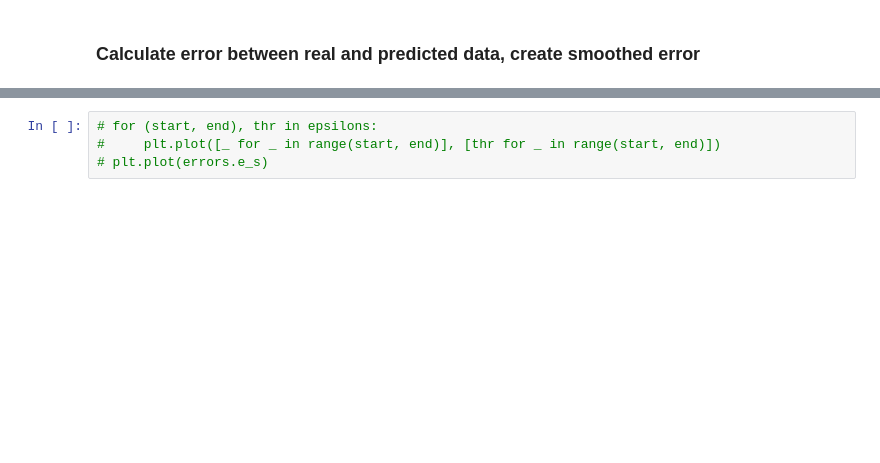
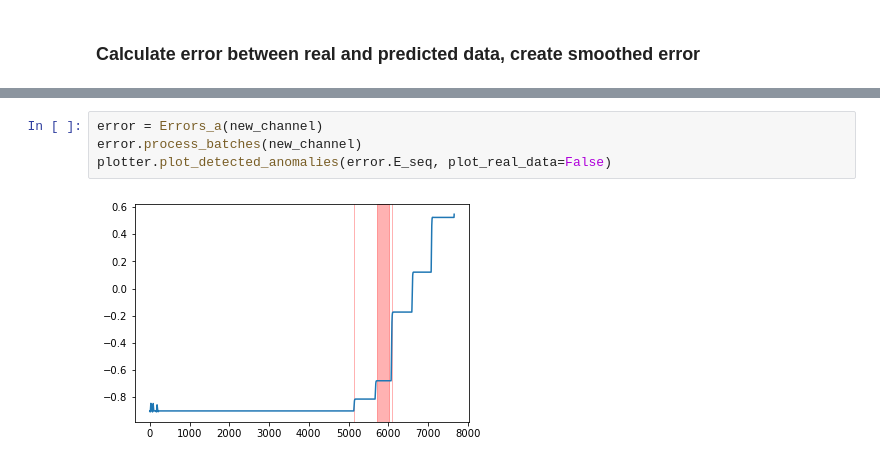
Before and after one commit to NorbertKlockiewicz/AnomalyDetection, a Jupyter notebook: Model.ipynb, the cells around one changed output, grey strips where cells are left out. Saved outputs shown, nothing was run; the diff lists cells and outputs as text; blank space fills up the shorter version.

```diff
--- a/Model.ipynb
+++ b/Model.ipynb
@@ -403,5 +652,7 @@ plotter.plot_detected_anomalies(errors.E_seq, plot_real_data=False)
-# %%
-# for (start, end), thr in epsilons:
-#     plt.plot([_ for _ in range(start, end)], [thr for _ in range(start, end)])
-# plt.plot(errors.e_s)
+# %%
+error = Errors_a(new_channel)
+error.process_batches(new_channel)
+plotter.plot_detected_anomalies(error.E_seq, plot_real_data=False)
+# %% [output]
+[figure, added]
 # %%
```
Also changed, not shown: parts of 20 cells of this notebook, 1 other file.
